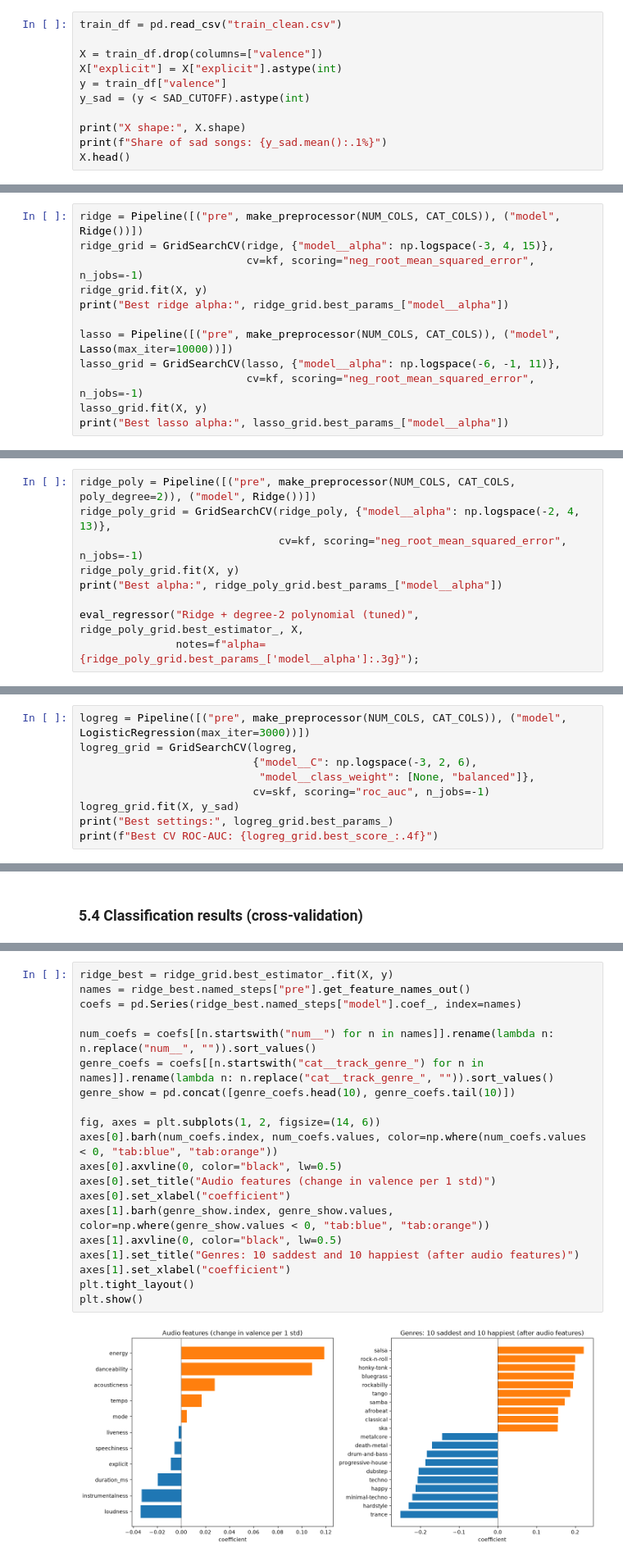
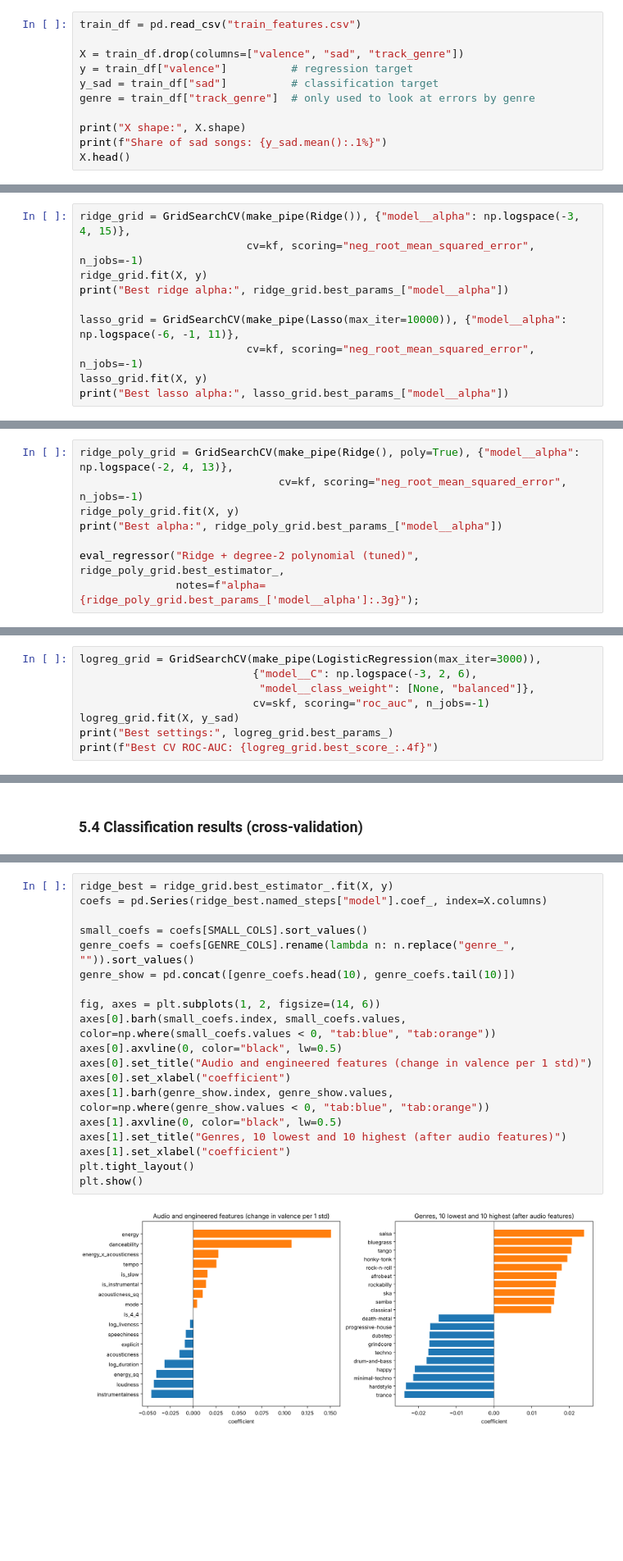
Before and after one commit to zhongda-Eddy/sadness-of-a-song, a Jupyter notebook: linear_models.ipynb, the cells around one changed output, grey strips where cells are left out. Shown at 82% size. Drawn from its saved outputs; the diff is of its cells as text; blank space fills up the shorter version.

```diff
--- a/linear_models.ipynb
+++ b/linear_models.ipynb
@@ -37,10 +34,10 @@ Loads the training set
 # %%
-train_df = pd.read_csv("train_clean.csv")
+train_df = pd.read_csv("train_features.csv")
 
-X = train_df.drop(columns=["valence"])
-X["explicit"] = X["explicit"].astype(int)
-y = train_df["valence"]
-y_sad = (y < SAD_CUTOFF).astype(int)
+X = train_df.drop(columns=["valence", "sad", "track_genre"])
+y = train_df["valence"]          # regression target
+y_sad = train_df["sad"]          # classification target
+genre = train_df["track_genre"]  # only used to look at errors by genre
 
 print("X shape:", X.shape)
 print(f"Share of sad songs: {y_sad.mean():.1%}")
@@ -149,14 +171,12 @@ Adding genre raises R² from about 0.38 to 0.51, so we keep genre in all the mod
 
 Ridge and lasso add a penalty on large coefficients, controlled by `alpha`. Lasso can also set coefficients to 0. We tune `alpha` with grid search.
 # %%
-ridge = Pipeline([("pre", make_preprocessor(NUM_COLS, CAT_COLS)), ("model", Ridge())])
-ridge_grid = GridSearchCV(ridge, {"model__alpha": np.logspace(-3, 4, 15)},
+ridge_grid = GridSearchCV(make_pipe(Ridge()), {"model__alpha": np.logspace(-3, 4, 15)},
                           cv=kf, scoring="neg_root_mean_squared_error", n_jobs=-1)
 ridge_grid.fit(X, y)
 print("Best ridge alpha:", ridge_grid.best_params_["model__alpha"])
 
-lasso = Pipeline([("pre", make_preprocessor(NUM_COLS, CAT_COLS)), ("model", Lasso(max_iter=10000))])
-lasso_grid = GridSearchCV(lasso, {"model__alpha": np.logspace(-6, -1, 11)},
+lasso_grid = GridSearchCV(make_pipe(Lasso(max_iter=10000)), {"model__alpha": np.logspace(-6, -1, 11)},
                           cv=kf, scoring="neg_root_mean_squared_error", n_jobs=-1)
 lasso_grid.fit(X, y)
 print("Best lasso alpha:", lasso_grid.best_params_["model__alpha"])
@@ -198,10 +218,9 @@ To let the model fit curves and interactions, we add squared and pairwise produc
 # %%
-ridge_poly = Pipeline([("pre", make_preprocessor(NUM_COLS, CAT_COLS, poly_degree=2)), ("model", Ridge())])
-ridge_poly_grid = GridSearchCV(ridge_poly, {"model__alpha": np.logspace(-2, 4, 13)},
+ridge_poly_grid = GridSearchCV(make_pipe(Ridge(), poly=True), {"model__alpha": np.logspace(-2, 4, 13)},
                                cv=kf, scoring="neg_root_mean_squared_error", n_jobs=-1)
 ridge_poly_grid.fit(X, y)
 print("Best alpha:", ridge_poly_grid.best_params_["model__alpha"])
 
-eval_regressor("Ridge + degree-2 polynomial (tuned)", ridge_poly_grid.best_estimator_, X,
+eval_regressor("Ridge + degree-2 polynomial (tuned)", ridge_poly_grid.best_estimator_,
                notes=f"alpha={ridge_poly_grid.best_params_['model__alpha']:.3g}");
 # %% [output]
@@ -274,8 +302,7 @@ pd.DataFrame(reg_results).round(4)
 
 We tune `C` (smaller C means a stronger penalty) and `class_weight`. Since only 31% of songs are sad, `class_weight="balanced"` makes mistakes on sad songs count more. We score with ROC-AUC.
 # %%
-logreg = Pipeline([("pre", make_preprocessor(NUM_COLS, CAT_COLS)), ("model", LogisticRegression(max_iter=3000))])
-logreg_grid = GridSearchCV(logreg,
+logreg_grid = GridSearchCV(make_pipe(LogisticRegression(max_iter=3000)),
                            {"model__C": np.logspace(-3, 2, 6),
                             "model__class_weight": [None, "balanced"]},
                            cv=skf, scoring="roc_auc", n_jobs=-1)
@@ -400,23 +440,22 @@ The numeric features are scaled, so each coefficient is the change in valence fo
 # %%
 ridge_best = ridge_grid.best_estimator_.fit(X, y)
-names = ridge_best.named_steps["pre"].get_feature_names_out()
-coefs = pd.Series(ridge_best.named_steps["model"].coef_, index=names)
+coefs = pd.Series(ridge_best.named_steps["model"].coef_, index=X.columns)
 
-num_coefs = coefs[[n.startswith("num__") for n in names]].rename(lambda n: n.replace("num__", "")).sort_values()
-genre_coefs = coefs[[n.startswith("cat__track_genre_") for n in names]].rename(lambda n: n.replace("cat__track_genre_", "")).sort_values()
+small_coefs = coefs[SMALL_COLS].sort_values()
+genre_coefs = coefs[GENRE_COLS].rename(lambda n: n.replace("genre_", "")).sort_values()
 genre_show = pd.concat([genre_coefs.head(10), genre_coefs.tail(10)])
 
 fig, axes = plt.subplots(1, 2, figsize=(14, 6))
-axes[0].barh(num_coefs.index, num_coefs.values, color=np.where(num_coefs.values < 0, "tab:blue", "tab:orange"))
+axes[0].barh(small_coefs.index, small_coefs.values, color=np.where(small_coefs.values < 0, "tab:blue", "tab:orange"))
 axes[0].axvline(0, color="black", lw=0.5)
-axes[0].set_title("Audio features (change in valence per 1 std)")
+axes[0].set_title("Audio and engineered features (change in valence per 1 std)")
 axes[0].set_xlabel("coefficient")
 axes[1].barh(genre_show.index, genre_show.values, color=np.where(genre_show.values < 0, "tab:blue", "tab:orange"))
 axes[1].axvline(0, color="black", lw=0.5)
-axes[1].set_title("Genres: 10 saddest and 10 happiest (after audio features)")
+axes[1].set_title("Genres, 10 lowest and 10 highest (after audio features)")
 axes[1].set_xlabel("coefficient")
 plt.tight_layout()
 plt.show()
 # %% [output]
-[figure, old version]
+[figure, new version]
 # %% [markdown]
```
Also changed, not shown: parts of 62 cells of this notebook, 2 other files.
